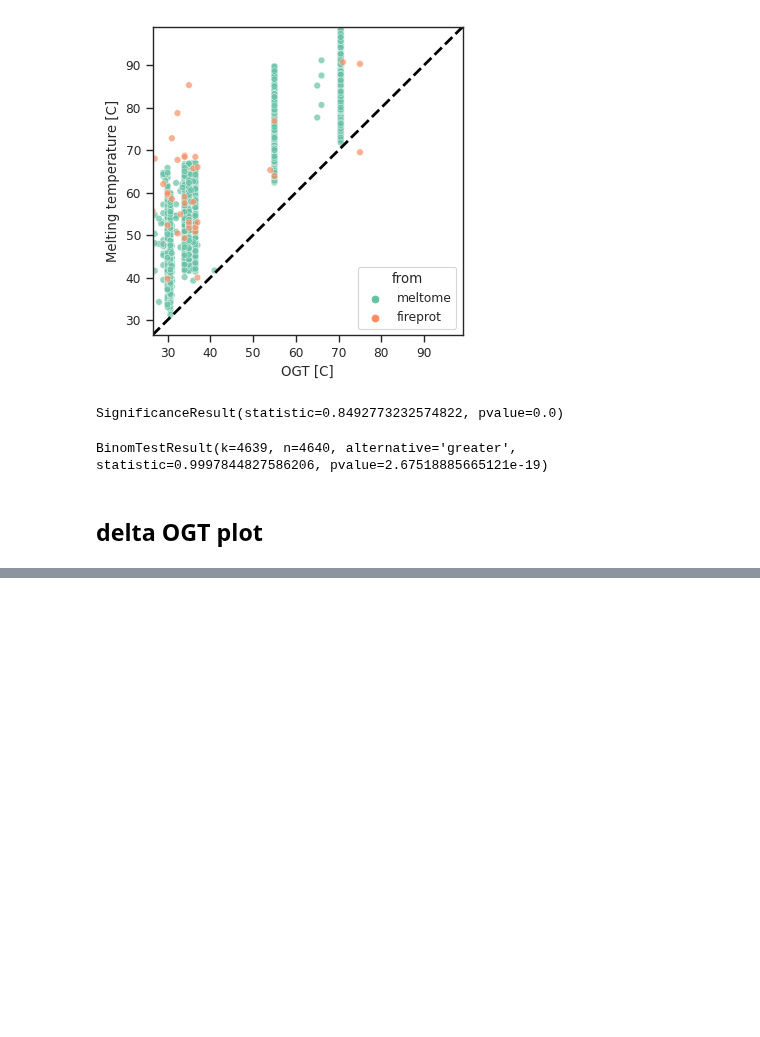
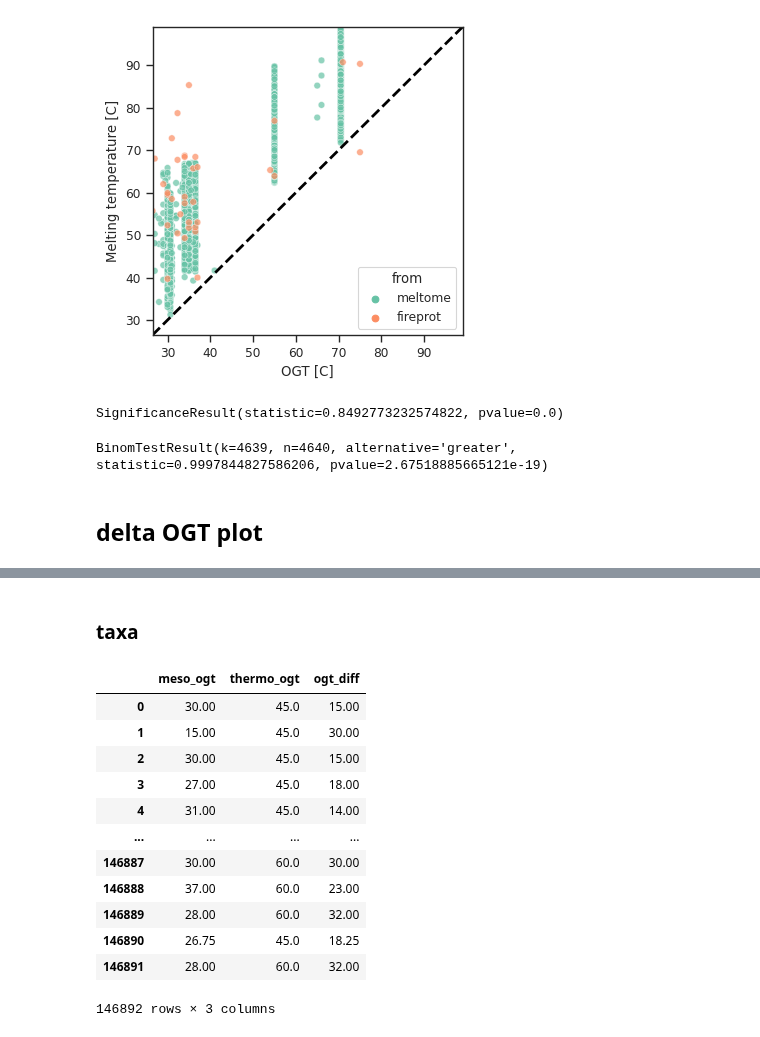
Before and after one commit to BeckResearchLab/learn2thermDB, a Jupyter notebook: plotting/final_plots.ipynb, the cells around one changed output, grey strips where cells are left out. Drawn from its saved outputs; the diff is of its cells as text; code cells hidden in the pictures; blank space fills up the shorter version.

```diff
--- a/plotting/final_plots.ipynb
+++ b/plotting/final_plots.ipynb
@@ -230,0 +267,2 @@ delta_hist = pd.read_csv("./tmpdata/taxa_ogt_diff_hist.csv")
+# %% [markdown]
+### taxa
@@ -230,0 +278,16 @@ delta_hist = pd.read_csv("./tmpdata/taxa_ogt_diff_hist.csv")
+# %%
+ogt_diff_effect_taxa
+# %% [output]
+|  | meso_ogt | thermo_ogt | ogt_diff |
+| 0 | 30.00 | 45.0 | 15.00 |
+| 1 | 15.00 | 45.0 | 30.00 |
+| 2 | 30.00 | 45.0 | 15.00 |
+| 3 | 27.00 | 45.0 | 18.00 |
+| 4 | 31.00 | 45.0 | 14.00 |
+| ... | ... | ... | ... |
+| 146887 | 30.00 | 60.0 | 30.00 |
+| 146888 | 37.00 | 60.0 | 23.00 |
+| 146889 | 28.00 | 60.0 | 32.00 |
+| 146890 | 26.75 | 45.0 | 18.25 |
+| 146891 | 28.00 | 60.0 | 32.00 |
+146892 rows × 3 columns
```
Also changed, not shown: parts of 13 cells of this notebook, 1 other file.
